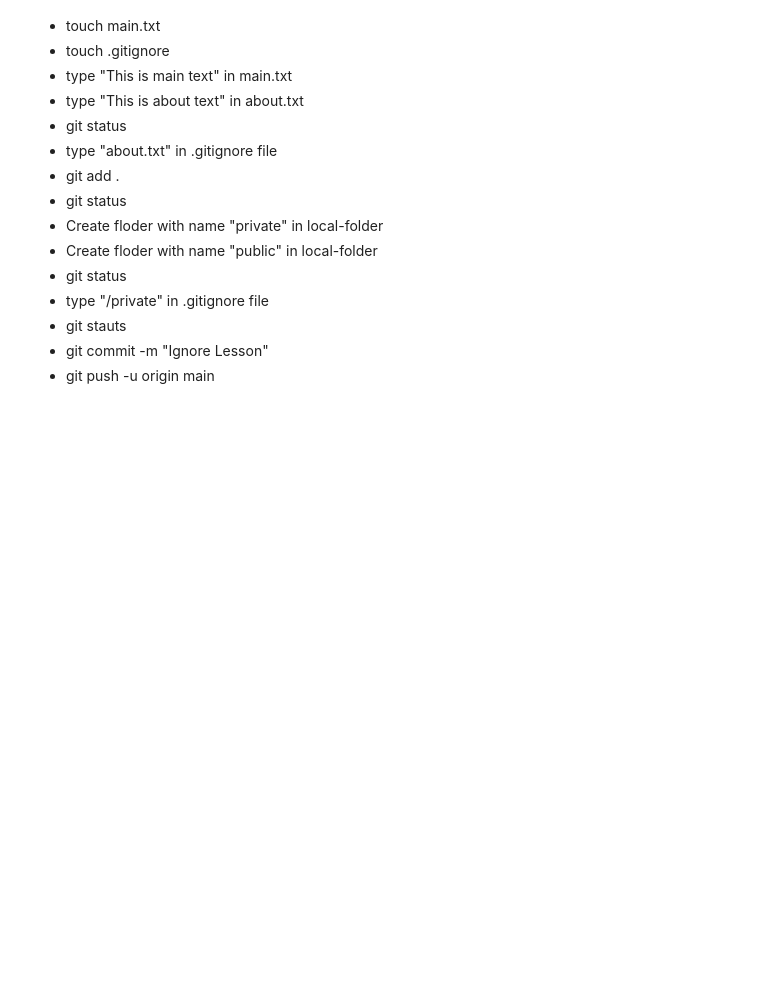
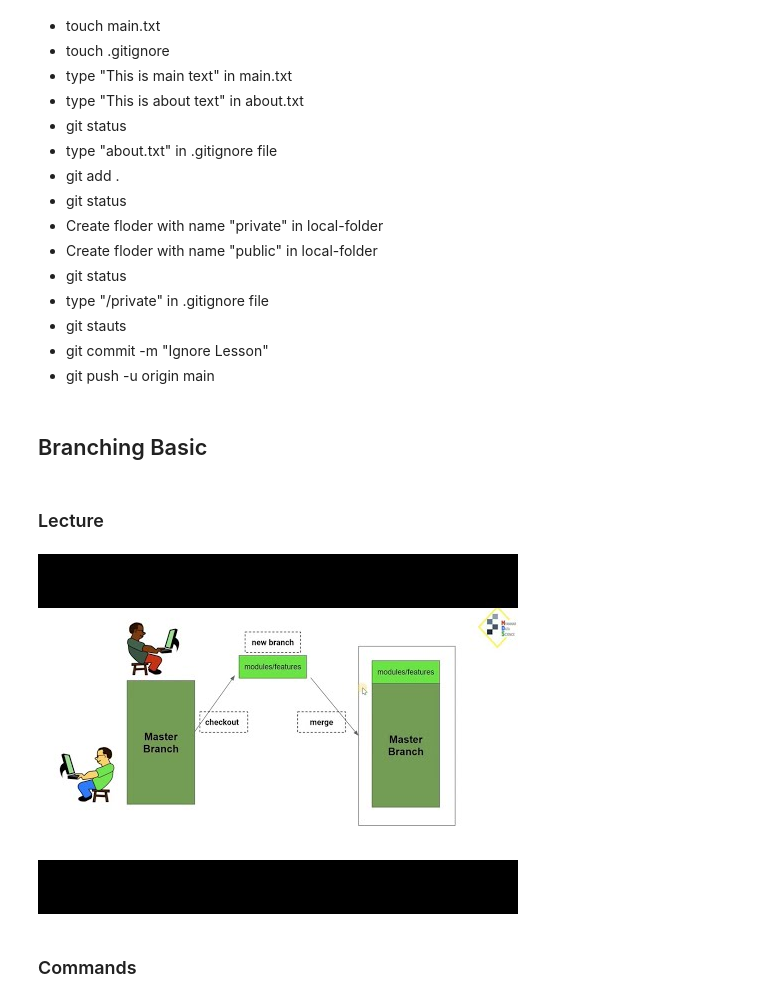
Before and after one commit to swunnthutwonn/Basic-GitHub-Course, a Jupyter notebook: BasicGitHub_Course.ipynb, the cells around one changed output. Cells and saved outputs as stored; diff of their text form; code cells hidden in the pictures; blank space fills up the shorter version.

Commit message:
update Branch Basic courses

```diff
--- a/BasicGitHub_Course.ipynb
+++ b/BasicGitHub_Course.ipynb
@@ -264,3 +264,13 @@ YouTubeVideo('ZgTh0EBPPpA')
 * git stauts
 * git commit -m "Ignore Lesson"
 * git push -u origin main
+# %% [markdown]
+## Branching Basic
+# %% [markdown]
+### Lecture
+# %%
+YouTubeVideo('KTLTDnBa5Rw')
+# %% [output]
+[figure, added]
+# %% [markdown]
+### Commands
```
Also changed, not shown: parts of 1 cell of this notebook.
